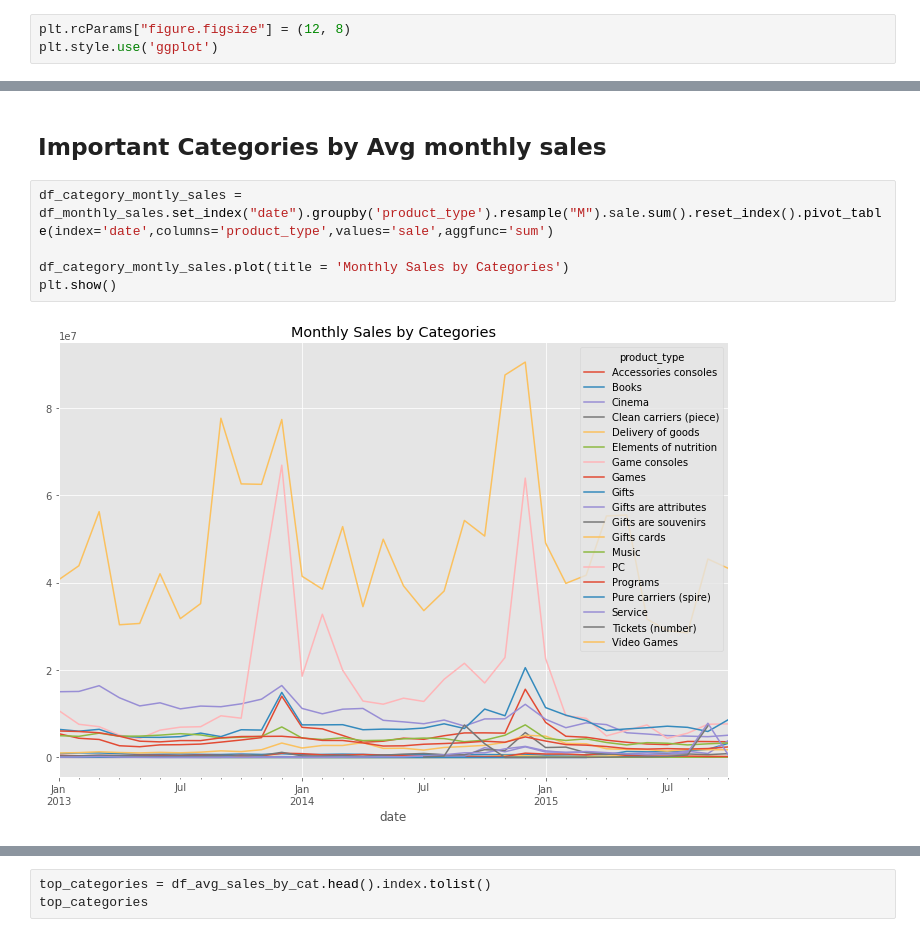
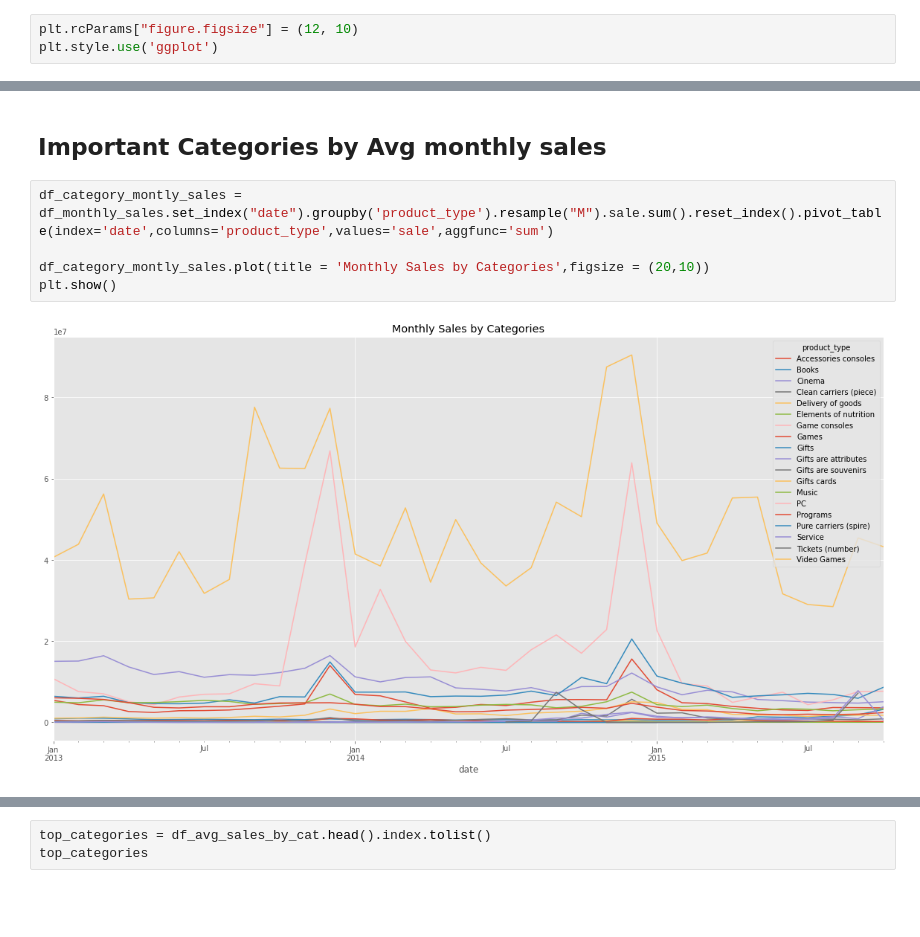
Before and after one commit to jquesada92/Kaggle_Times_Series_Competition, a Jupyter notebook: times_series_competition.ipynb, the cells around one changed output, grey strips where cells are left out. Saved outputs shown, nothing was run; the diff lists cells and outputs as text; blank space fills up the shorter version.

```diff
--- a/times_series_competition.ipynb
+++ b/times_series_competition.ipynb
@@ -65,7 +64,7 @@ You are provided with daily historical sales data. The task is to forecast the t
 # %% [markdown]
 # Exploratory Analysis
 # %%
-plt.rcParams["figure.figsize"] = (12, 8)
+plt.rcParams["figure.figsize"] = (12, 10)
 plt.style.use('ggplot')
 # %% [markdown]
 ## Product Categories
@@ -249,7 +276,7 @@ We observed big drop after the month 30, this is probably due the short time fra
 # %%
 df_category_montly_sales = df_monthly_sales.set_index("date").groupby('product_type').resample("M").sale.sum().reset_index().pivot_table(index='date',columns='product_type',values='sale',aggfunc='sum')
 
-df_category_montly_sales.plot(title = 'Monthly Sales by Categories')
+df_category_montly_sales.plot(title = 'Monthly Sales by Categories',figsize = (20,10))
 plt.show()
 # %% [output]
-[figure, old version]
+[figure, new version]
```
Also changed, not shown: parts of 17 cells of this notebook.
